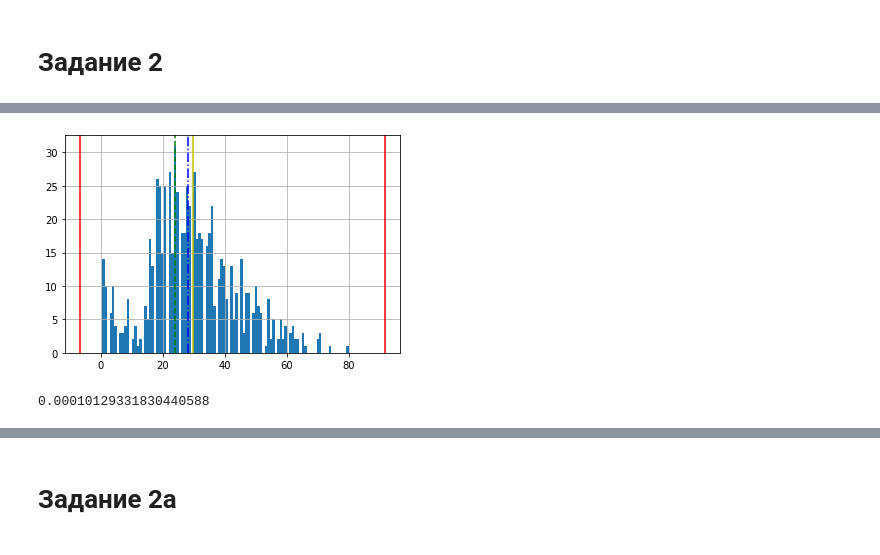
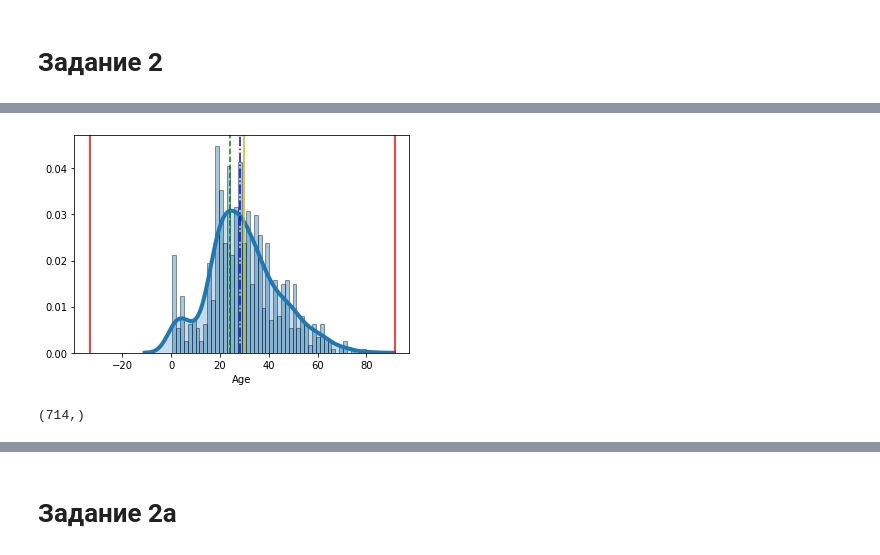
Before and after one commit to SeriousPetrovich/Super_Courses, a Jupyter notebook: Probabilistic_Data_Analysis/Задания.ipynb, the cells around one changed output, grey strips where cells are left out. Drawn from its saved outputs; the diff is of its cells as text; code cells hidden in the pictures.

```diff
--- a/Probabilistic_Data_Analysis/Задания.ipynb
+++ b/Probabilistic_Data_Analysis/Задания.ipynb
@@ -4,9 +4,13 @@
 import pandas as pd
 import numpy as np
 import matplotlib.pyplot as plt
+import seaborn as sns
+import scipy.stats as stats
+
 
 # Считывание данных
 titanic_data = pd.read_csv('train.csv')
+titanic_data = titanic_data[titanic_data.Age.isnull() == False]
 ages = titanic_data.Age
 
 # Подсчет параметров и их вывод
@@ -25,10 +29,13 @@ for i in range(len(param)):
 Q3 = ages.quantile(0.75)
 Q1 = ages.quantile(0.25)
 IQR = Q3 - Q1
-interval = [Q1 - 1.5 * IQR, Q3 + 3 * IQR]
+interval = [Q1 - 3 * IQR, Q3 + 3 * IQR]
 
 # Отрисовка гистограммы, параметров и диапазона проверки на выбросы
-ages.hist(bins=100)
+sns.distplot(ages, hist=True, kde=True,
+             bins=50,
+             hist_kws={'edgecolor':'black'},
+             kde_kws={'shade': True, 'linewidth': 4})
 # plt.axhline(y=0.5, color='r', linestyle='-')
 
 plt.axvline(x=param[0], color='y', linestyle='-')
@@ -37,6 +44,8 @@ plt.axvline(x=param[3], color='g', linestyle='--')
 plt.axvline(x=interval[0], color='r', linestyle='-')
 plt.axvline(x=interval[1], color='r', linestyle='-')
 plt.show()
+
+print(ages.shape)
 # %% [output]
 Mean (Yellow) = 29.69911764705882
 
@@ -44,10 +53,6 @@ Variance = 211.01912474630802
 
 Median (Blue) = 28.0
 
 Mode (Green) = 24.0
-[figure, old version]
+[figure, new version]
+(714,)
-# %%
-sigma = ages.var()
-((((ages - ages.mean()) ** 3).sum()) / ages.shape[0]) / sigma ** 3
-# %% [output]
-0.00010129331830440588
```
Also changed, not shown: parts of 16 cells of this notebook, 11 other files.
